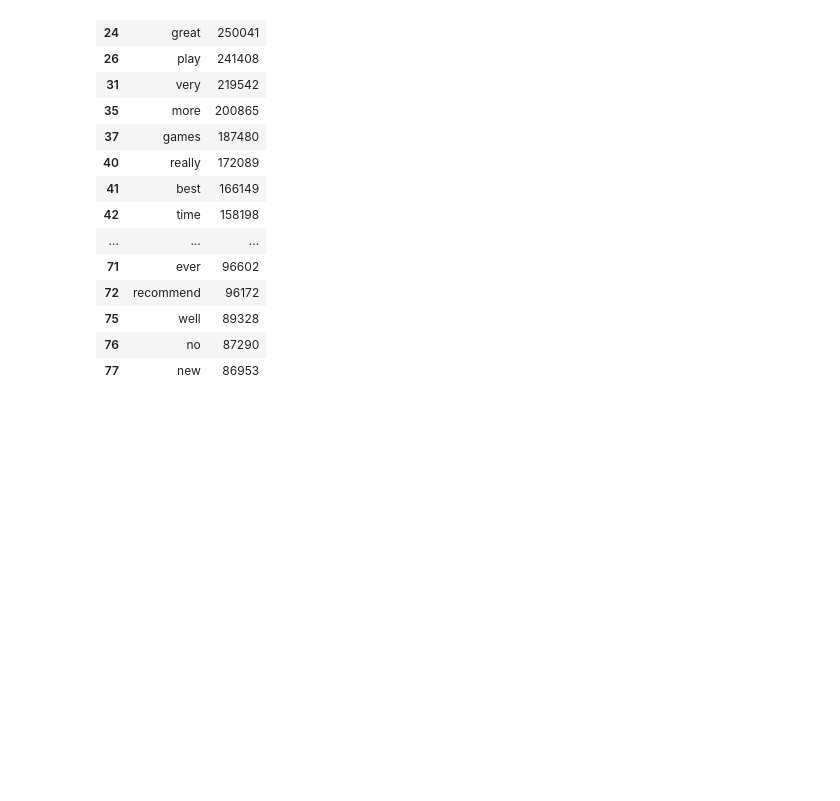
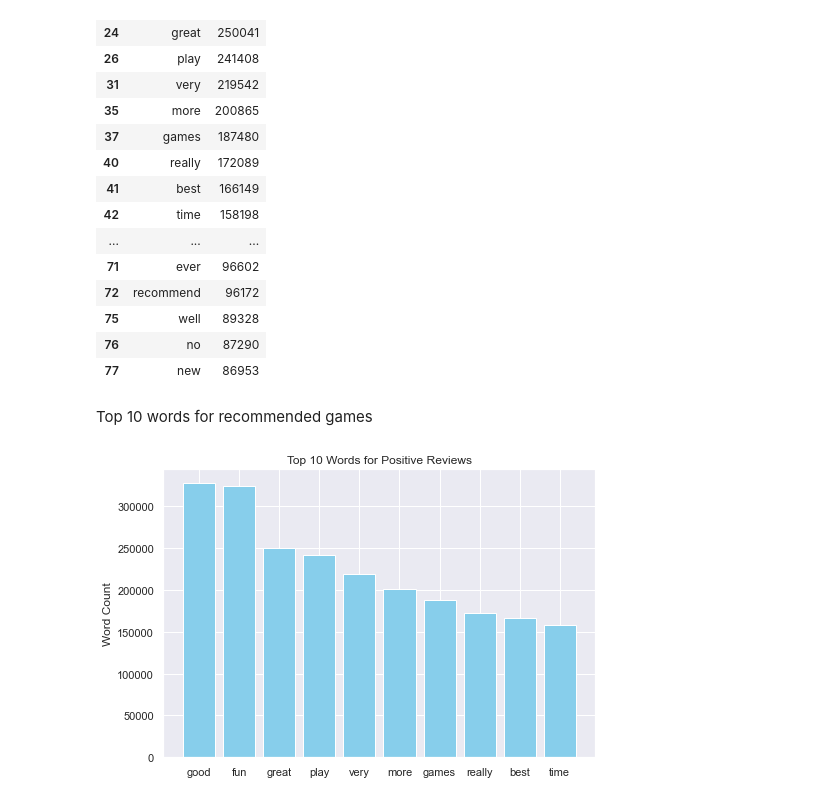
Before and after one commit to Wallyman38/453-Project, a Jupyter notebook: final_project.ipynb, the cells around one changed output. Cells and saved outputs as stored; diff of their text form; code cells hidden in the pictures; blank space fills up the shorter version.

```diff
--- a/final_project.ipynb
+++ b/final_project.ipynb
@@ -400,3 +382,15 @@ engpos_wc.head(25)
 | 75 | well | 89328 |
 | 76 | no | 87290 |
 | 77 | new | 86953 |
+# %% [markdown]
+Top 10 words for recommended games
+# %%
+top_10_pos_words = engpos_wc[:10]
+fig = plt.figure()
+ax = fig.add_axes([0,0,1,1])
+ax.bar(top_10_pos_words["word"], top_10_pos_words["count"], color = "skyblue")
+plt.title("Top 10 Words for Positive Reviews")
+plt.ylabel("Word Count")
+plt.show()
+# %% [output]
+[figure, added]
```
Also changed, not shown: parts of 12 cells of this notebook.
